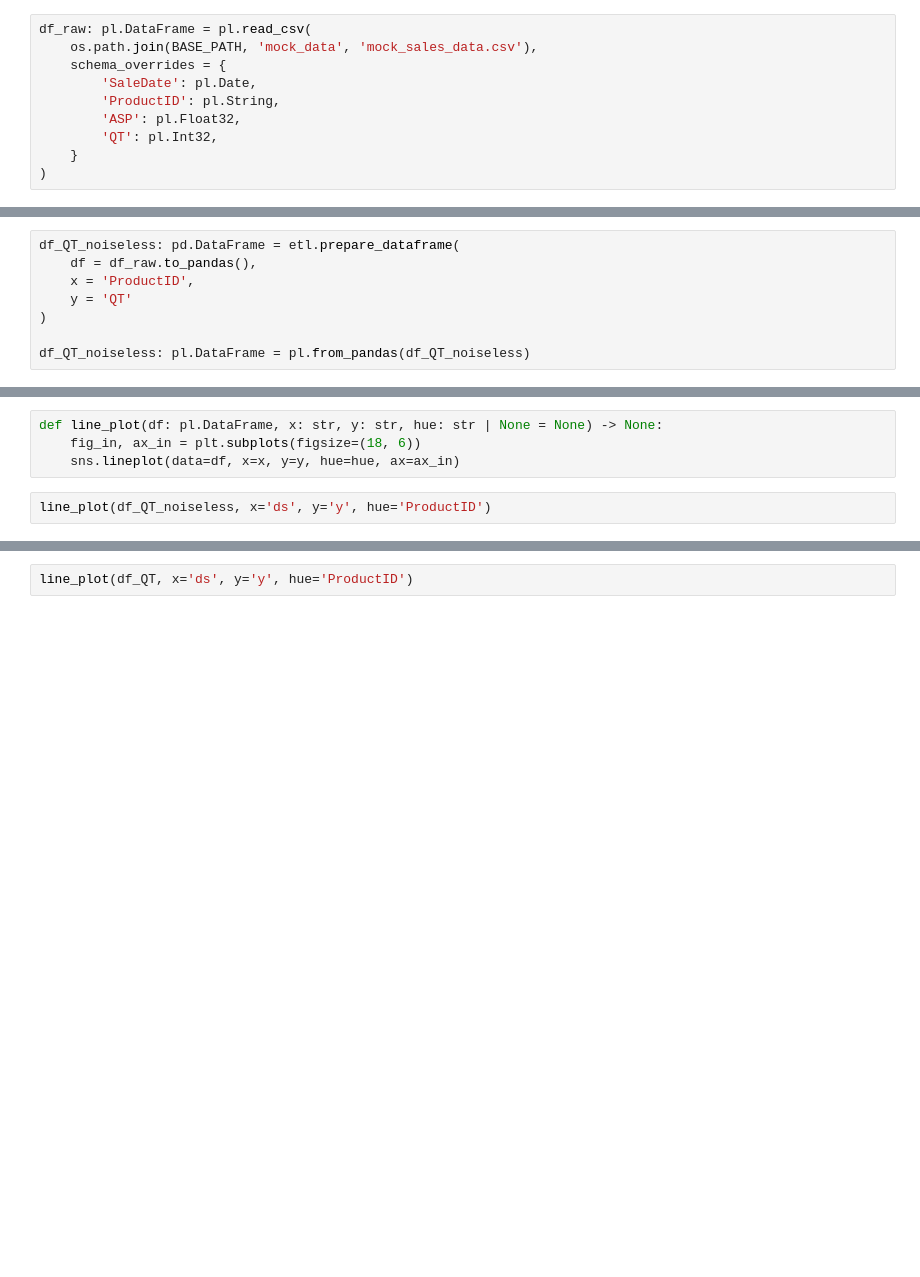
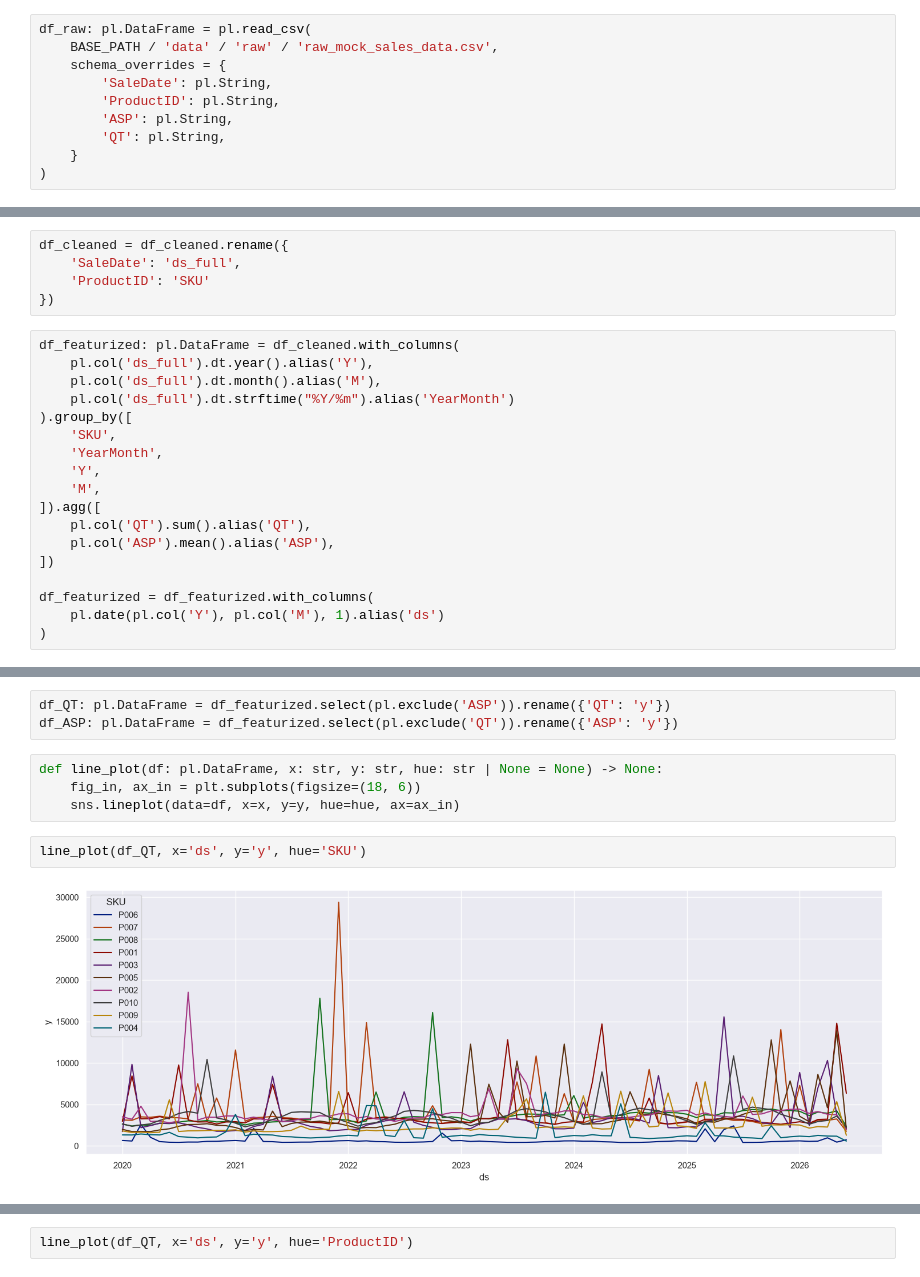
Before and after one commit to maranefabio/Company_Sales_Forecasting, a Jupyter notebook: main.ipynb, the cells around one changed output, grey strips where cells are left out. Saved outputs shown, nothing was run; the diff lists cells and outputs as text; blank space fills up the shorter version.

```diff
--- a/main.ipynb
+++ b/main.ipynb
@@ -23,12 +13,12 @@ RANDOM_SEED: float = 0
 sns.set_theme(style="darkgrid", palette="dark")
 # %%
 df_raw: pl.DataFrame = pl.read_csv(
-    os.path.join(BASE_PATH, 'mock_data', 'mock_sales_data.csv'),
+    BASE_PATH / 'data' / 'raw' / 'raw_mock_sales_data.csv',
     schema_overrides = {
-        'SaleDate': pl.Date,
+        'SaleDate': pl.String,
         'ProductID': pl.String,
-        'ASP': pl.Float32,
-        'QT': pl.Int32,
+        'ASP': pl.String,
+        'QT': pl.String,
     }
 )
 # %%
@@ -67,8 +248,23 @@ etl: ETL = ETL()
+# %%
+df_cleaned = df_cleaned.rename({
+    'SaleDate': 'ds_full',
+    'ProductID': 'SKU'
+})
 # %%
-df_QT_noiseless: pd.DataFrame = etl.prepare_dataframe(
-    df = df_raw.to_pandas(),
-    x = 'ProductID',
-    y = 'QT'
+df_featurized: pl.DataFrame = df_cleaned.with_columns(
+    pl.col('ds_full').dt.year().alias('Y'),
+    pl.col('ds_full').dt.month().alias('M'),
+    pl.col('ds_full').dt.strftime("%Y/%m").alias('YearMonth')
+).group_by([
+    'SKU',
+    'YearMonth',
+    'Y',
+    'M',
+]).agg([
+    pl.col('QT').sum().alias('QT'),
+    pl.col('ASP').mean().alias('ASP'),
+])
+
+df_featurized = df_featurized.with_columns(
+    pl.date(pl.col('Y'), pl.col('M'), 1).alias('ds')
 )
-
-df_QT_noiseless: pl.DataFrame = pl.from_pandas(df_QT_noiseless)
@@ -77,6 +271,11 @@ df_QT_noiseless
+# %%
+df_QT: pl.DataFrame = df_featurized.select(pl.exclude('ASP')).rename({'QT': 'y'})
+df_ASP: pl.DataFrame = df_featurized.select(pl.exclude('QT')).rename({'ASP': 'y'})
 # %%
 def line_plot(df: pl.DataFrame, x: str, y: str, hue: str | None = None) -> None:
     fig_in, ax_in = plt.subplots(figsize=(18, 6))
     sns.lineplot(data=df, x=x, y=y, hue=hue, ax=ax_in)
 # %%
-line_plot(df_QT_noiseless, x='ds', y='y', hue='ProductID')
+line_plot(df_QT, x='ds', y='y', hue='SKU')
+# %% [output]
+[figure, added]
```
Also changed, not shown: parts of 20 cells of this notebook, 16 other files.
